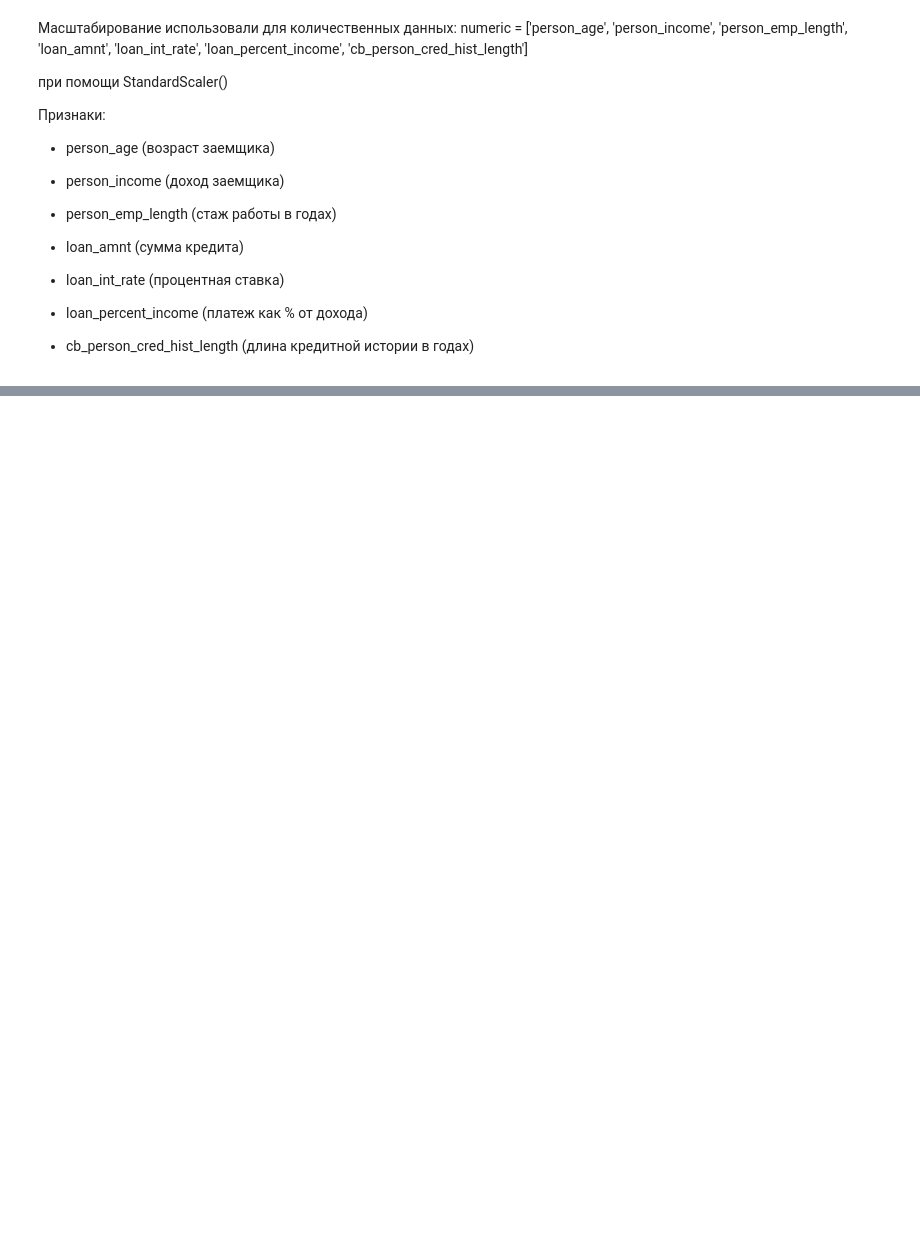
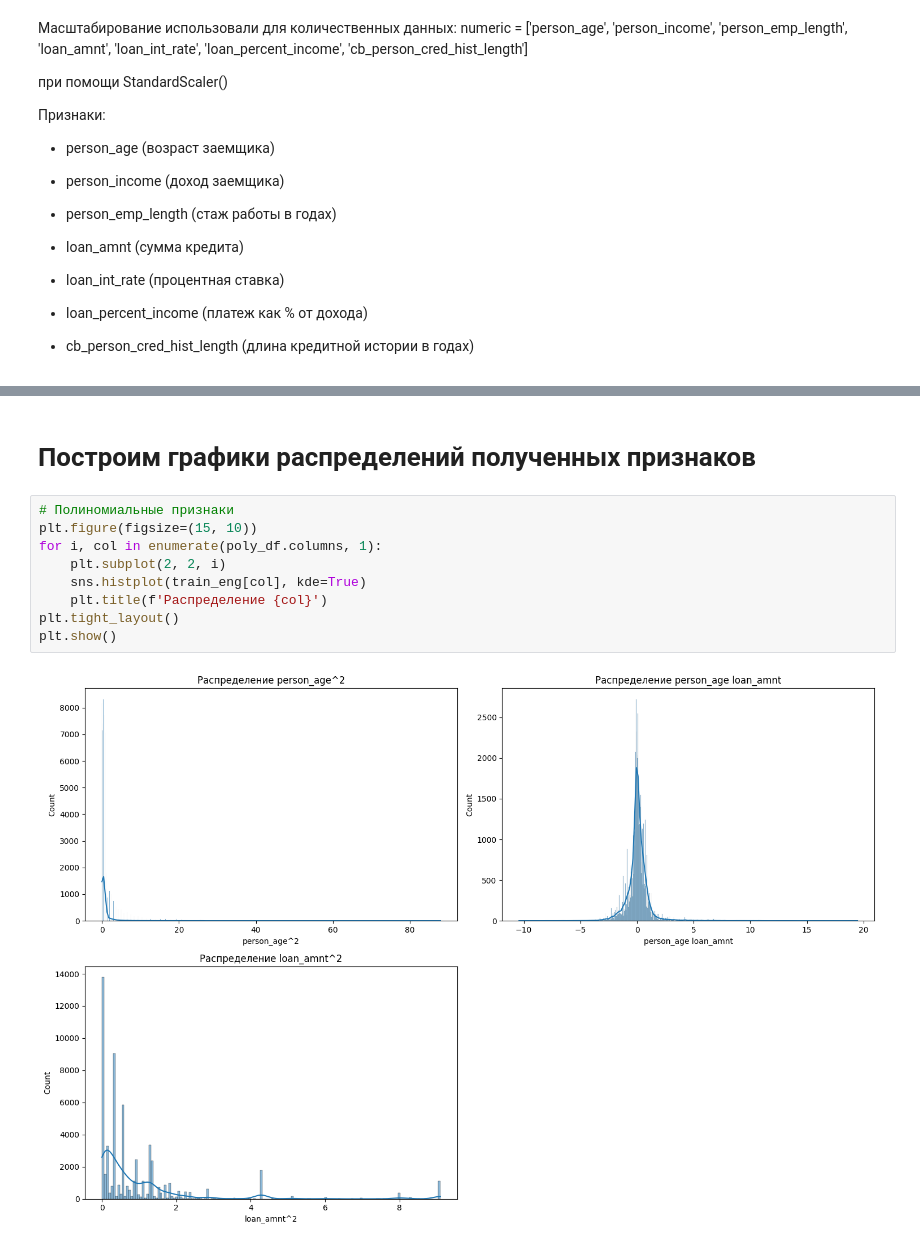
Before and after one commit to alexvexone/mipt-project-practicum, a Jupyter notebook: project.ipynb, the cells around one changed output, grey strips where cells are left out. Cells and saved outputs as stored; diff of their text form; blank space fills up the shorter version.

```diff
--- a/project.ipynb
+++ b/project.ipynb
@@ -667,0 +628,13 @@ y_test: (39098,)
+# %% [markdown]
+# Построим графики распределений полученных признаков
+# %%
+# Полиномиальные признаки
+plt.figure(figsize=(15, 10))
+for i, col in enumerate(poly_df.columns, 1):
+    plt.subplot(2, 2, i)
+    sns.histplot(train_eng[col], kde=True)
+    plt.title(f'Распределение {col}')
+plt.tight_layout()
+plt.show()
+# %% [output]
+[figure, added]
```
Also changed, not shown: parts of 49 cells of this notebook, 23 other files.
